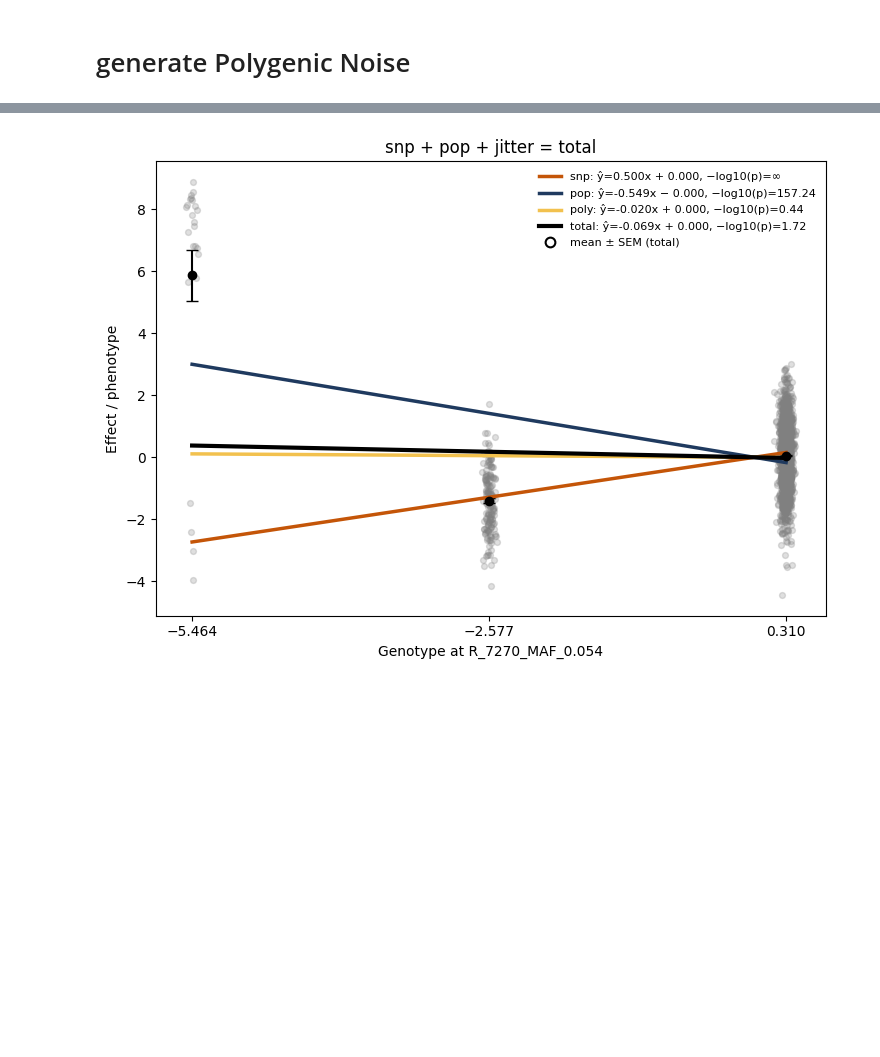
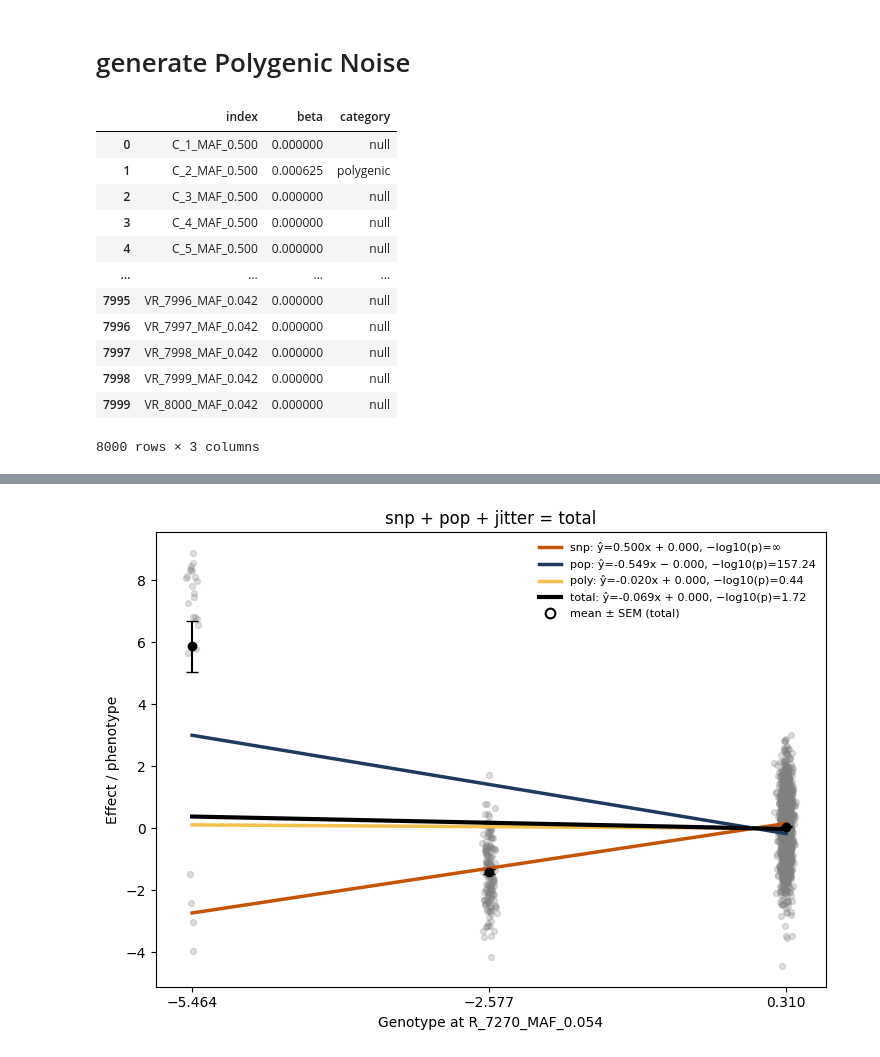
Before and after one commit to mat2m10/chasm, a Jupyter notebook: notebooks/coalescence_simulation_notebooks/proof_of_concept.ipynb, the cells around one changed output, grey strips where cells are left out. Saved outputs shown, nothing was run; the diff lists cells and outputs as text; code cells hidden in the pictures; blank space fills up the shorter version.

```diff
--- a/notebooks/coalescence_simulation_notebooks/proof_of_concept.ipynb
+++ b/notebooks/coalescence_simulation_notebooks/proof_of_concept.ipynb
@@ -126,47 +171,19 @@ pheno['total'] = pheno[chosen_bias] + pheno['total_pre_pop']
 # %%
-
-# --- build non-zero betas ---
-snps_betas = pd.concat(
-    [
-        pd.DataFrame({
-            "snp": [chosen_snp],
-            "beta": [effect_chosen_snp],
-            "category": ["chosen"],
-        }),
-        pd.DataFrame({
-            "snp": neg_corr_snps,
-            "beta": effect_neg_corrs,
-            "category": "neg_corr",
-        }),
-        pd.DataFrame({
-            "snp": pos_corr_snps,
-            "beta": effect_pos_corrs,
-            "category": "pos_corr",
-        }),
-        pd.DataFrame({
-            "snp": selected_poly_snps,
-            "beta": per_snp_effect,  # effect_poly_snps / nr_of_snps_to_select
-            "category": "polygenic",
-        }),
-    ],
-    ignore_index=True,
-)
-
-# --- enforce uniqueness BEFORE merge (critical) ---
-snps_betas = snps_betas.drop_duplicates(subset="snp", keep="first")
-
-# --- expand to all SNPs, fill missing with zero, enforce order ---
-snps_betas = (
-    pd.DataFrame({"snp": geno.columns})
-    .merge(snps_betas, on="snp", how="left")
-    .assign(
-        beta=lambda df: df["beta"].fillna(0),
-        category=lambda df: df["category"].fillna("null"),
-    )
-    .set_index("snp")
-    .loc[geno.columns]
-    .reset_index()
-)
+snps_betas
+# %% [output]
+|  | index | beta | category |
+| 0 | C_1_MAF_0.500 | 0.000000 | null |
+| 1 | C_2_MAF_0.500 | 0.000625 | polygenic |
+| 2 | C_3_MAF_0.500 | 0.000000 | null |
+| 3 | C_4_MAF_0.500 | 0.000000 | null |
+| 4 | C_5_MAF_0.500 | 0.000000 | null |
+| ... | ... | ... | ... |
+| 7995 | VR_7996_MAF_0.042 | 0.000000 | null |
+| 7996 | VR_7997_MAF_0.042 | 0.000000 | null |
+| 7997 | VR_7998_MAF_0.042 | 0.000000 | null |
+| 7998 | VR_7999_MAF_0.042 | 0.000000 | null |
+| 7999 | VR_8000_MAF_0.042 | 0.000000 | null |
+8000 rows × 3 columns
 # %%
 cols = [chosen_bias, "chosen_snp_effect", "pos_corr_snps_effect", "neg_corr_snps_effect","polygenic_effect","total_pre_pop","total"]
 plot_effects(pheno,cols)
```
Also changed, not shown: parts of 12 cells of this notebook.
